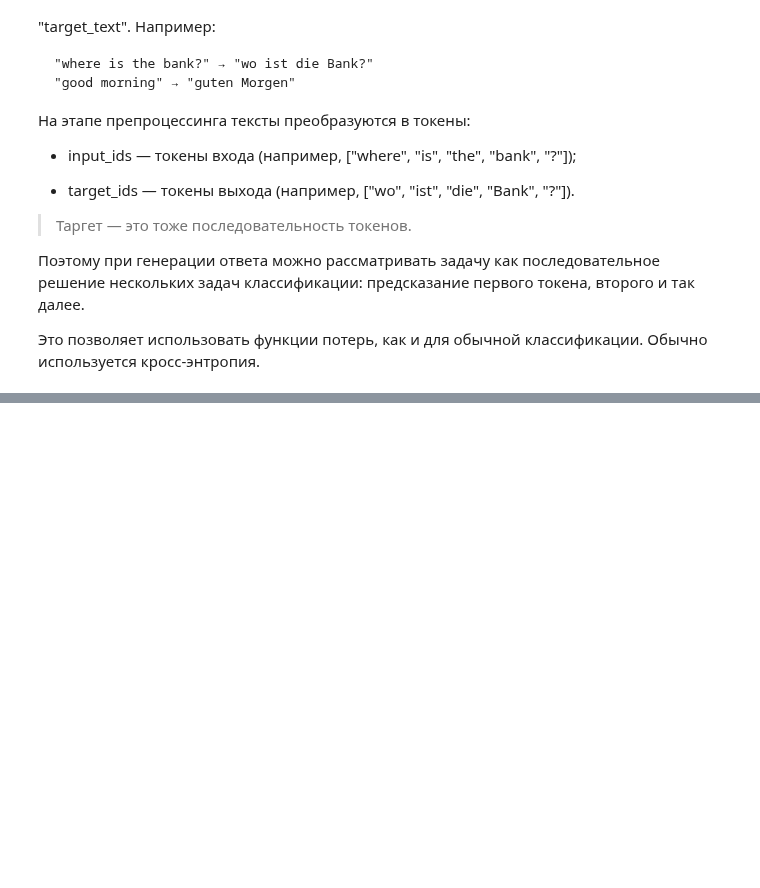
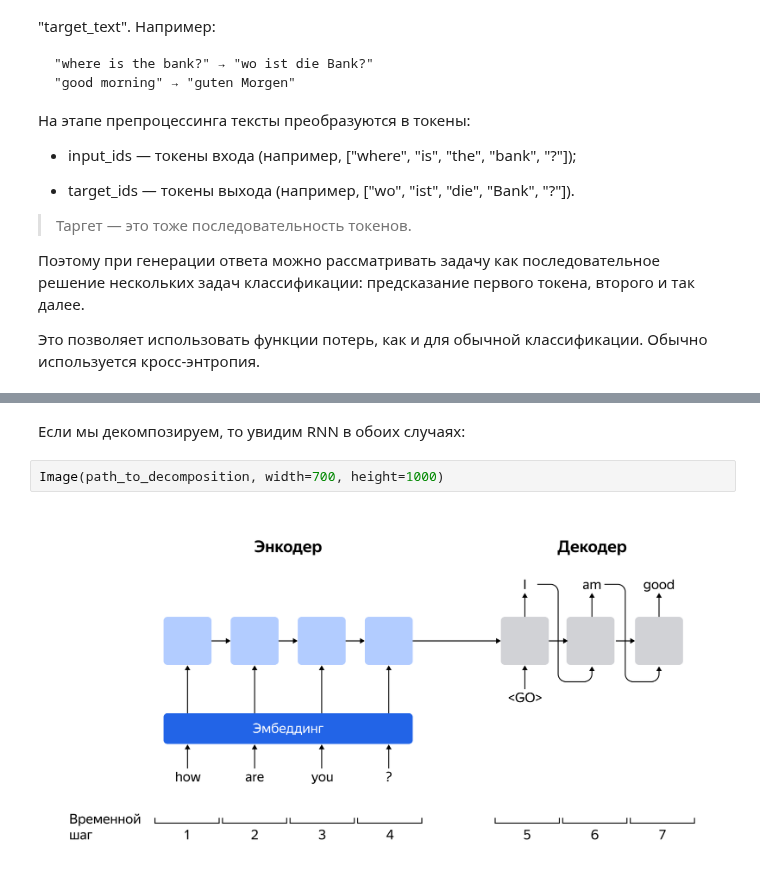
Before and after one commit to Ollldman/ml_dl_experiments, a Jupyter notebook: ml_dl_experiments/dl/dl_modules/RNN_transformers/4.Attention and transformers.ipynb, the cells around one changed output, grey strips where cells are left out. Cells and saved outputs as stored; diff of their text form; blank space fills up the shorter version.

```diff
--- a/ml_dl_experiments/dl/dl_modules/RNN_transformers/4.Attention and transformers.ipynb
+++ b/ml_dl_experiments/dl/dl_modules/RNN_transformers/4.Attention and transformers.ipynb
@@ -53,0 +92,6 @@
+# %% [markdown]
+Если мы декомпозируем, то увидим RNN в обоих случаях:
+# %%
+Image(path_to_decomposition, width=700, height=1000)
+# %% [output]
+[figure, added]
```
Also changed, not shown: parts of 4 cells of this notebook.
